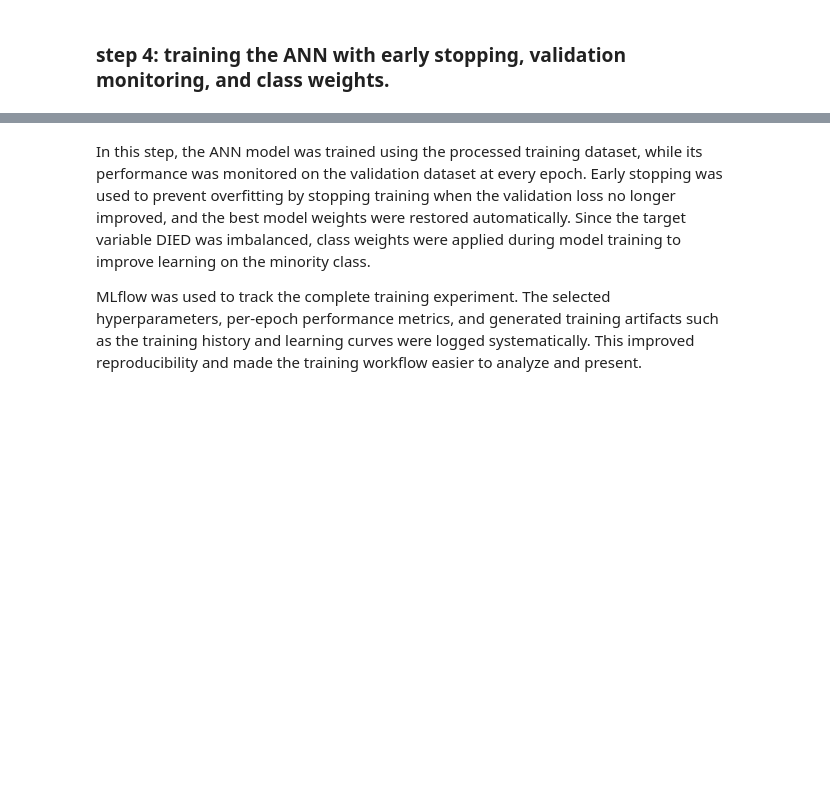
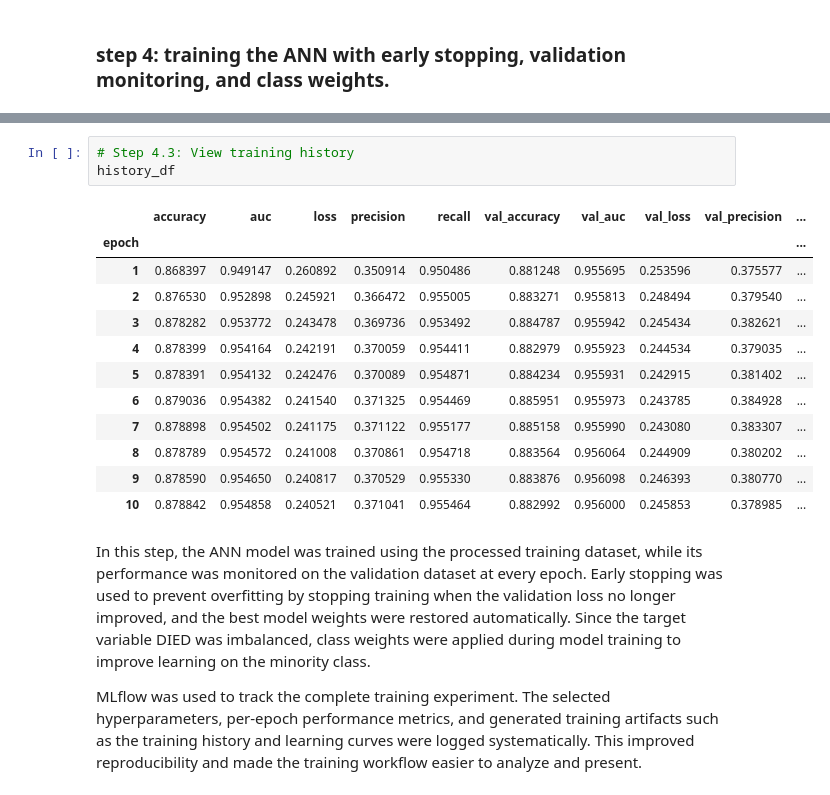
Before and after one commit to Rohit-Girhe/Covid-19-Mexico-Dataset-Analysis, a Jupyter notebook: Notebook/Model_Building.ipynb, the cells around one changed output, grey strips where cells are left out. Saved outputs shown, nothing was run; the diff lists cells and outputs as text; blank space fills up the shorter version.

```diff
--- a/Notebook/Model_Building.ipynb
+++ b/Notebook/Model_Building.ipynb
@@ -472,3 +496,19 @@ NameError: name 'X_train_processed' is not defined
+# %%
+# Step 4.3: View training history
+history_df
+# %% [output]
+|  | accuracy | auc | loss | precision | recall | val_accuracy | val_auc | val_loss | val_precision | ... |
+| epoch |  |  |  |  |  |  |  |  |  | ... |
+| 1 | 0.868397 | 0.949147 | 0.260892 | 0.350914 | 0.950486 | 0.881248 | 0.955695 | 0.253596 | 0.375577 | ... |
+| 2 | 0.876530 | 0.952898 | 0.245921 | 0.366472 | 0.955005 | 0.883271 | 0.955813 | 0.248494 | 0.379540 | ... |
+| 3 | 0.878282 | 0.953772 | 0.243478 | 0.369736 | 0.953492 | 0.884787 | 0.955942 | 0.245434 | 0.382621 | ... |
+| 4 | 0.878399 | 0.954164 | 0.242191 | 0.370059 | 0.954411 | 0.882979 | 0.955923 | 0.244534 | 0.379035 | ... |
+| 5 | 0.878391 | 0.954132 | 0.242476 | 0.370089 | 0.954871 | 0.884234 | 0.955931 | 0.242915 | 0.381402 | ... |
+| 6 | 0.879036 | 0.954382 | 0.241540 | 0.371325 | 0.954469 | 0.885951 | 0.955973 | 0.243785 | 0.384928 | ... |
+| 7 | 0.878898 | 0.954502 | 0.241175 | 0.371122 | 0.955177 | 0.885158 | 0.955990 | 0.243080 | 0.383307 | ... |
+| 8 | 0.878789 | 0.954572 | 0.241008 | 0.370861 | 0.954718 | 0.883564 | 0.956064 | 0.244909 | 0.380202 | ... |
+| 9 | 0.878590 | 0.954650 | 0.240817 | 0.370529 | 0.955330 | 0.883876 | 0.956098 | 0.246393 | 0.380770 | ... |
+| 10 | 0.878842 | 0.954858 | 0.240521 | 0.371041 | 0.955464 | 0.882992 | 0.956000 | 0.245853 | 0.378985 | ... |
 # %% [markdown]
 In this step, the ANN model was trained using the processed training dataset, while its performance was monitored on the validation dataset at every epoch. Early stopping was used to prevent overfitting by stopping training when the validation loss no longer improved, and the best model weights were restored automatically. Since the target variable DIED was imbalanced, class weights were applied during model training to improve learning on the minority class.
 
```
Also changed, not shown: parts of 22 cells of this notebook, 2 other files.
